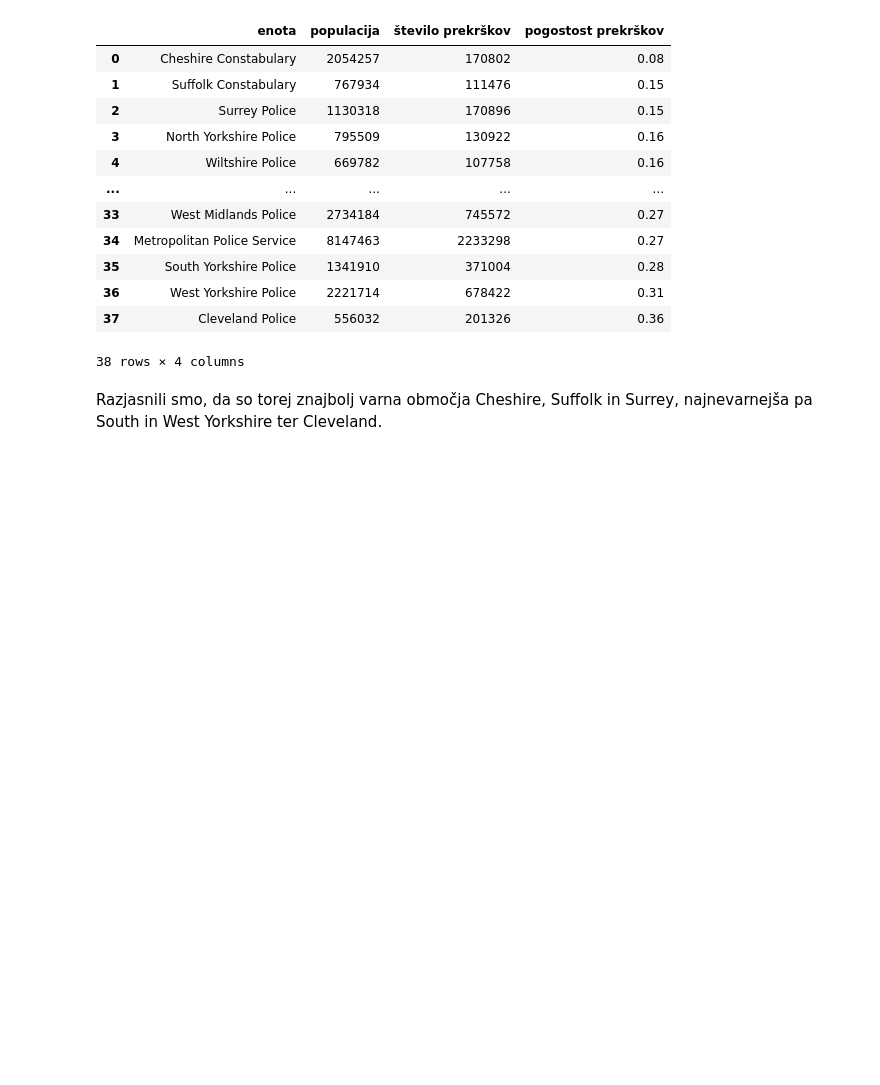
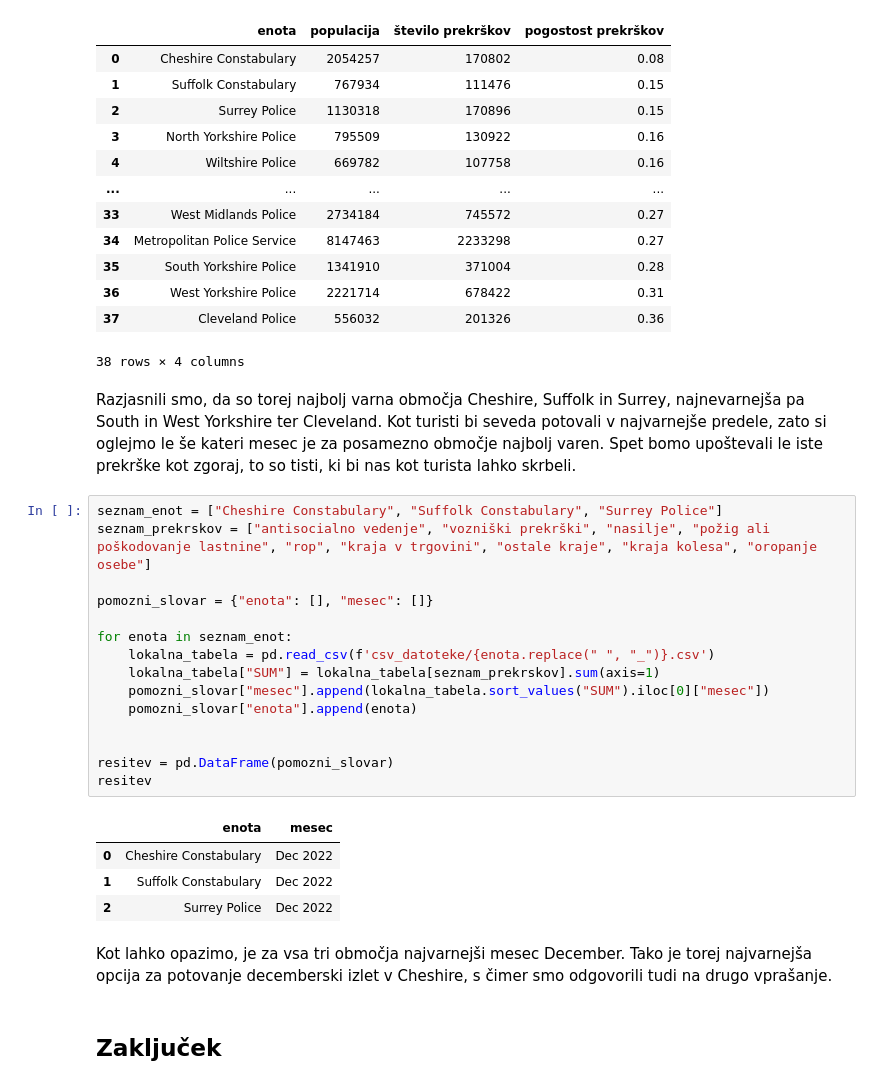
Before and after one commit to NejcDomnik/projektna1, a Jupyter notebook: analiza.ipynb, the cells around one changed output. Cells and saved outputs as stored; diff of their text form; blank space fills up the shorter version.

```diff
--- a/analiza.ipynb
+++ b/analiza.ipynb
@@ -127,4 +126,28 @@ tabela.iloc[:-1].sort_values("pogostost prekrškov").reset_index(drop=True)
 | 37 | Cleveland Police | 556032 | 201326 | 0.36 |
 38 rows × 4 columns
 # %% [markdown]
-Razjasnili smo, da so torej znajbolj varna območja Cheshire, Suffolk in Surrey, najnevarnejša pa South in West Yorkshire ter Cleveland.
+Razjasnili smo, da so torej najbolj varna območja Cheshire, Suffolk in Surrey, najnevarnejša pa South in West Yorkshire ter Cleveland. Kot turisti bi seveda potovali v najvarnejše predele, zato si oglejmo le še kateri mesec je za posamezno območje najbolj varen. Spet bomo upoštevali le iste prekrške kot zgoraj, to so tisti, ki bi nas kot turista lahko skrbeli.
+# %%
+seznam_enot = ["Cheshire Constabulary", "Suffolk Constabulary", "Surrey Police"]
+seznam_prekrskov = ["antisocialno vedenje", "vozniški prekrški", "nasilje", "požig ali poškodovanje lastnine", "rop", "kraja v trgovini", "ostale kraje", "kraja kolesa", "oropanje osebe"]
+
+pomozni_slovar = {"enota": [], "mesec": []}
+
+for enota in seznam_enot:
+    lokalna_tabela = pd.read_csv(f'csv_datoteke/{enota.replace(" ", "_")}.csv')
+    lokalna_tabela["SUM"] = lokalna_tabela[seznam_prekrskov].sum(axis=1)
+    pomozni_slovar["mesec"].append(lokalna_tabela.sort_values("SUM").iloc[0]["mesec"])
+    pomozni_slovar["enota"].append(enota)
+
+
+resitev = pd.DataFrame(pomozni_slovar)
+resitev
+# %% [output]
+|  | enota | mesec |
+| 0 | Cheshire Constabulary | Dec 2022 |
+| 1 | Suffolk Constabulary | Dec 2022 |
+| 2 | Surrey Police | Dec 2022 |
+# %% [markdown]
+Kot lahko opazimo, je za vsa tri območja najvarnejši mesec December. Tako je torej najvarnejša opcija za potovanje decemberski izlet v Cheshire, s čimer smo odgovorili tudi na drugo vprašanje.
+# %% [markdown]
+## Zaključek
```
Also changed, not shown: parts of 7 cells of this notebook.
